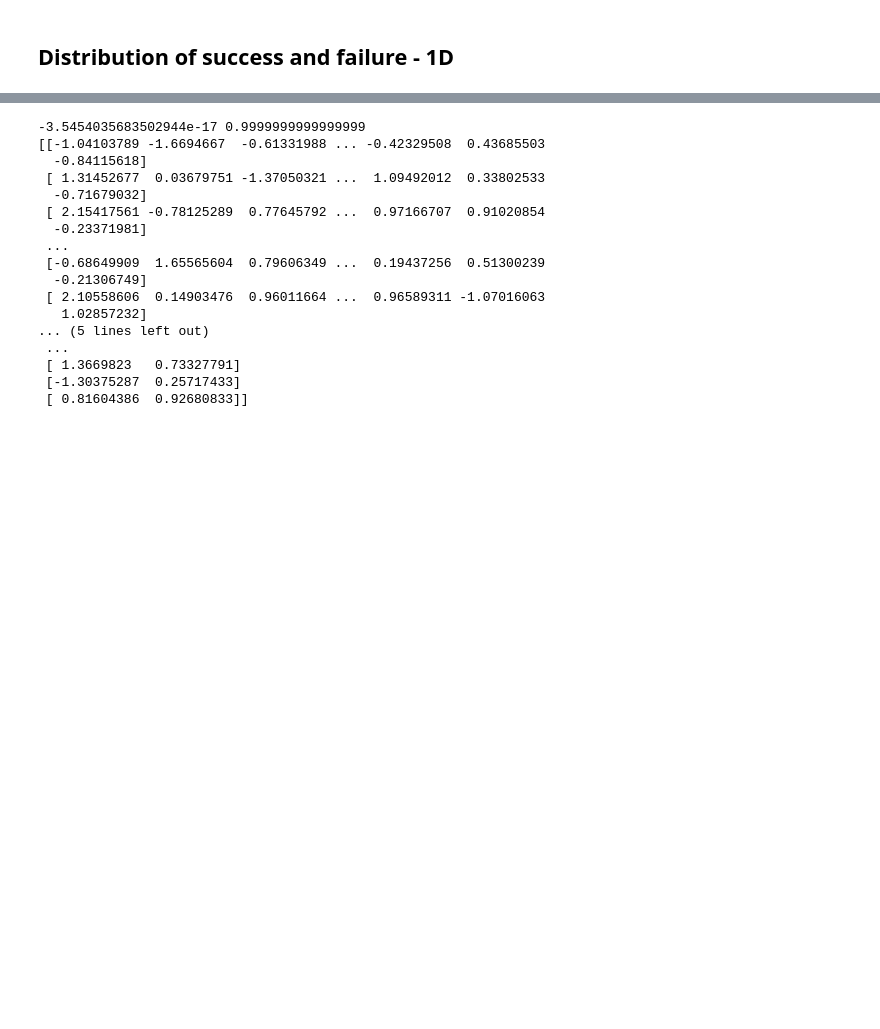
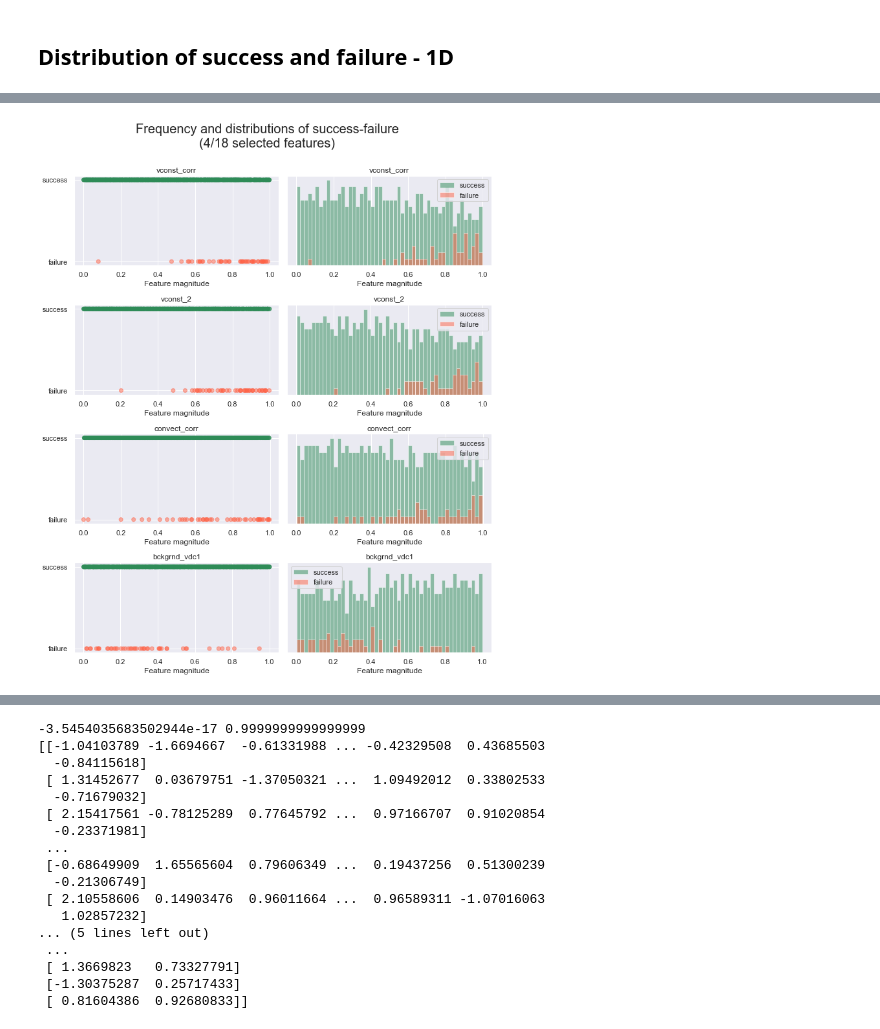
Before and after one commit to adelezaini/MachineLearning, a Jupyter notebook: Projects/Project3/Dataset_analysis.ipynb, the cells around one changed output, grey strips where cells are left out. Cells and saved outputs as stored; diff of their text form; code cells hidden in the pictures; blank space fills up the shorter version.

```diff
--- a/Projects/Project3/Dataset_analysis.ipynb
+++ b/Projects/Project3/Dataset_analysis.ipynb
@@ -96,0 +108,31 @@ plt.show()
+# %%
+features_sel = [ 'vconst_corr', 'vconst_2', 'convect_corr', 'bckgrnd_vdc1']
+
+fig, axes = plt.subplots(int(len(features_sel)),2,figsize=(10,len(features_sel)*3))
+ax = axes.ravel()
+
+c=0
+for i,col in enumerate(features_sel):
+    ax[c].scatter(data[col], target, marker='o', c=colors, alpha =0.5)
+    ax[c].set_title(col)
+    ax[c].set_xlabel(col)
+    ax[c].set_xlabel("Feature magnitude")
+    ax[c].set_yticks([0.,1.])
+    ax[c].set_yticklabels(["failure", "success"])
+    c +=1
+    _, bins = np.histogram(data[col], bins =50)
+    ax[c].hist(successes[col], bins = bins, alpha = 0.5, color="seagreen")
+    ax[c].hist(failures[col], bins = bins, alpha = 0.5, color="tomato")
+    ax[c].set_xlabel("Feature magnitude")
+    ax[c].set_title(col)
+    ax[c].set_yticks(())
+    ax[c].legend(["success", "failure"])#, loc ="best")
+    c +=1
+
+plt.suptitle("Frequency and distributions of success-failure\n(4/18 selected features)", size=20, y=1)
+fig.tight_layout()
+plt.grid(False)
+plt.savefig('Figures/Dataset/distributions_sel.png',dpi=100)
+plt.show()
+# %% [output]
+[figure, added]
```
Also changed, not shown: parts of 17 cells of this notebook, 28 other files.
